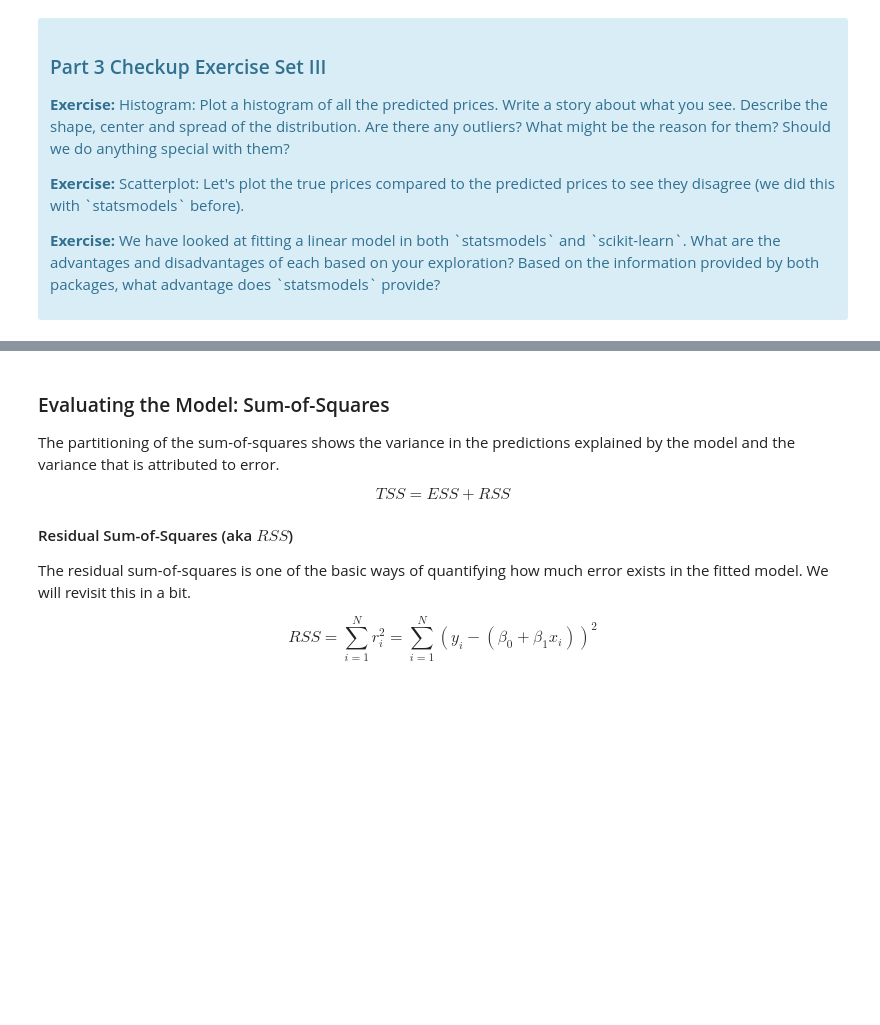
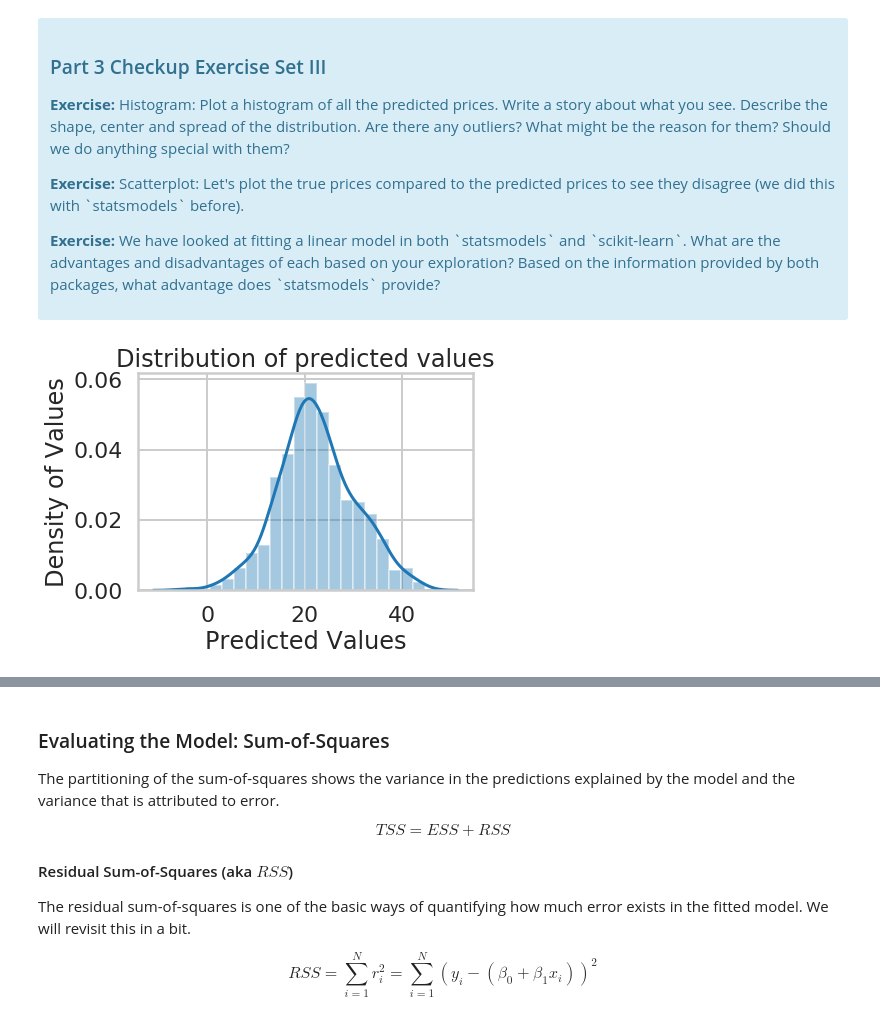
Before and after one commit to Nhorning/linear_regression, a Jupyter notebook: Mini_Project_Linear_Regression.ipynb, the cells around one changed output, grey strips where cells are left out. Cells and saved outputs as stored; diff of their text form; code cells hidden in the pictures; blank space fills up the shorter version.

```diff
--- a/Mini_Project_Linear_Regression.ipynb
+++ b/Mini_Project_Linear_Regression.ipynb
@@ -567,0 +596,9 @@ lm.predict(X)[0:5]
+# %%
+# your turn
+sns.distplot(lm.predict(X))
+plt.xlabel('Predicted Values')
+plt.ylabel('Density of Values')
+plt.title('Distribution of predicted values')
+plt.show()
+# %% [output]
+[figure, added]
```
Also changed, not shown: parts of 13 cells of this notebook.
